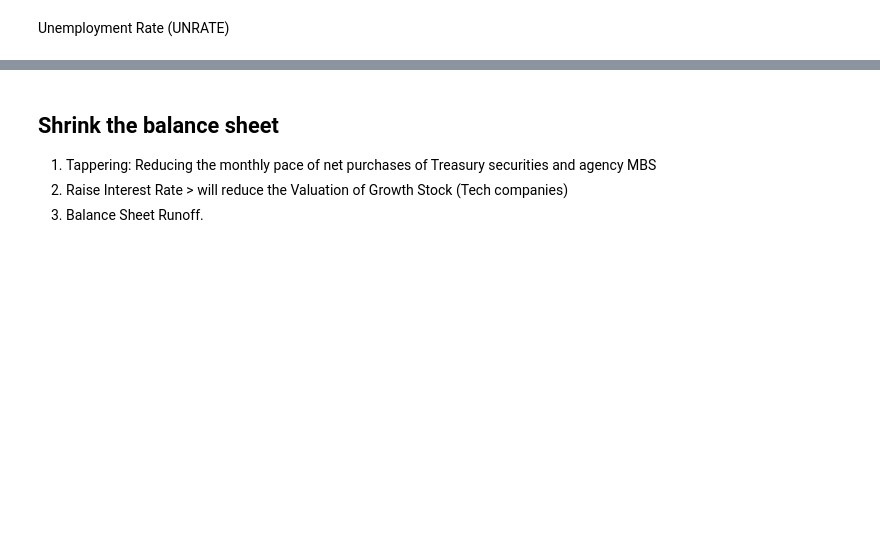
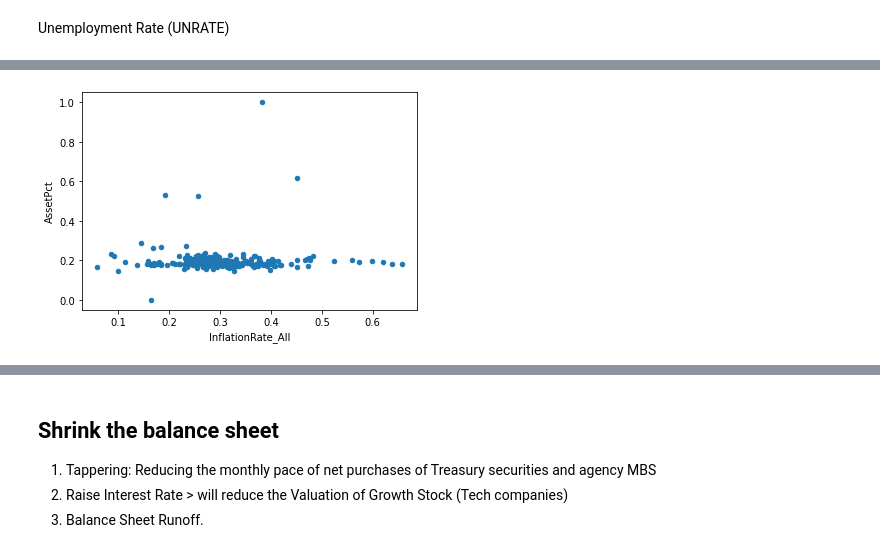
Before and after one commit to Gavinlai01/FINA5270-IndividualReport, a Jupyter notebook: Individual Report.ipynb, the cells around one changed output, grey strips where cells are left out. Saved outputs shown, nothing was run; the diff lists cells and outputs as text; code cells hidden in the pictures; blank space fills up the shorter version.

```diff
--- a/Individual Report.ipynb
+++ b/Individual Report.ipynb
@@ -152,0 +199,5 @@ Asset = Currency in Circulation + Reserve
+# %%
+Data.plot(x ='InflationRate_All', y='AssetPct', kind = 'scatter')
+plt.show()
+# %% [output]
+[figure, added]
```
Also changed, not shown: parts of 20 cells of this notebook.
